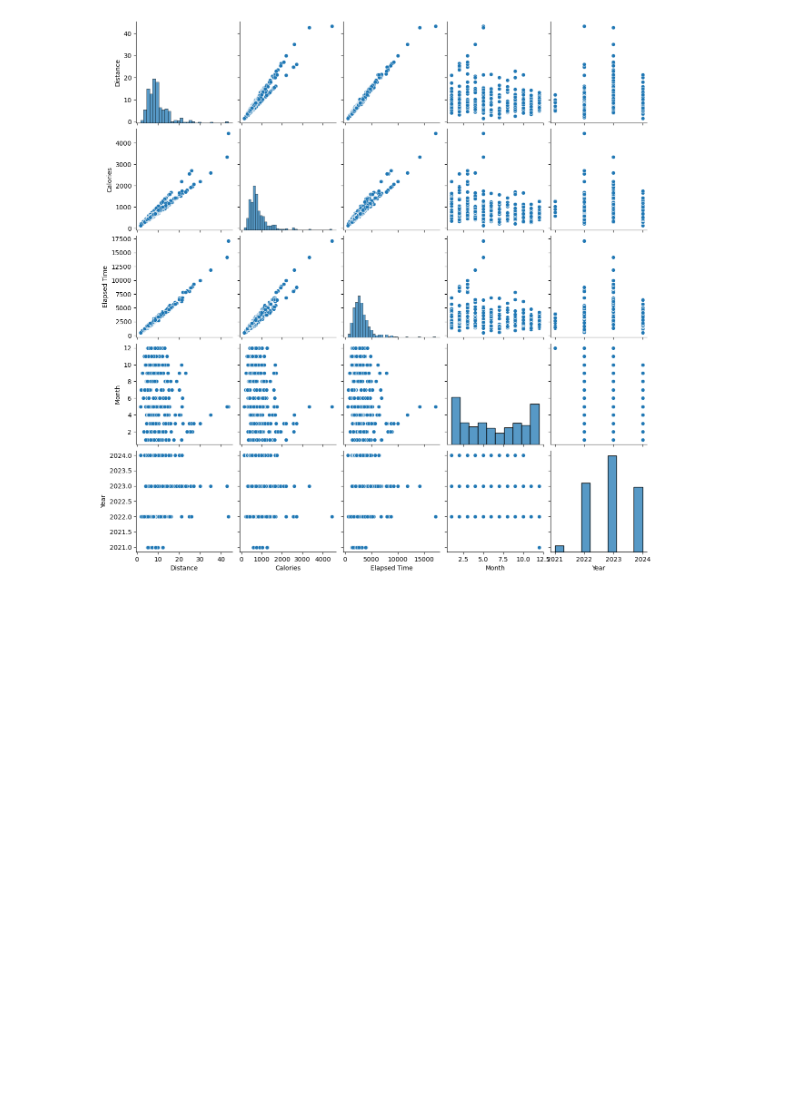
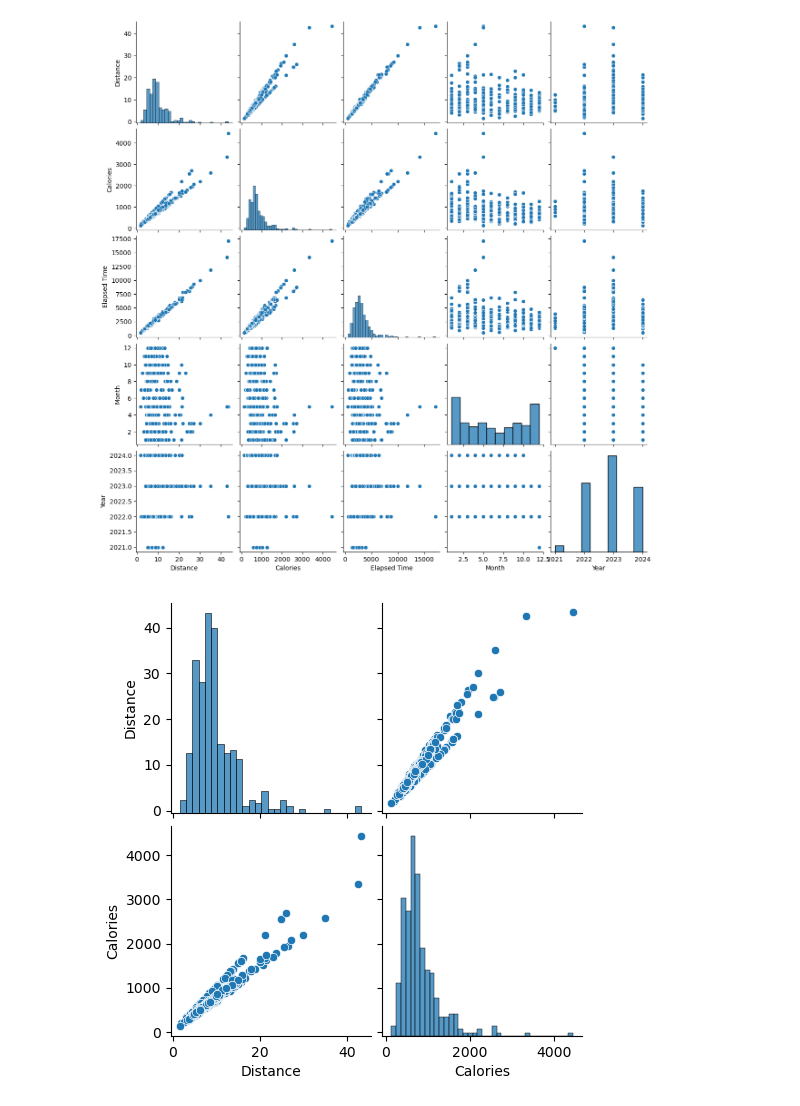
Before and after one commit to dayates/simple_projects, a Jupyter notebook: strava_data_analysis/strava_data_analysis.ipynb, the cells around one changed output. Cells and saved outputs as stored; diff of their text form; code cells hidden in the pictures; blank space fills up the shorter version.

```diff
--- a/strava_data_analysis/strava_data_analysis.ipynb
+++ b/strava_data_analysis/strava_data_analysis.ipynb
@@ -178,3 +178,12 @@ pp_df = run_df[['Distance', 'Calories','Elapsed Time','Month','Year']]
 sns.pairplot(pp_df);
 # %% [output]
 [figure]
+# %%
+#plot just distance vs calories
+pp_df = run_df[['Distance','Calories']]
+sns.pairplot(pp_df);
+
+#The two ~42 km distances are the two marathons I ran. You can see the difference in calories (due to difference in my weight)
+#for training for the two of them
+# %% [output]
+[figure, added]
```
Also changed, not shown: parts of 3 cells of this notebook.
